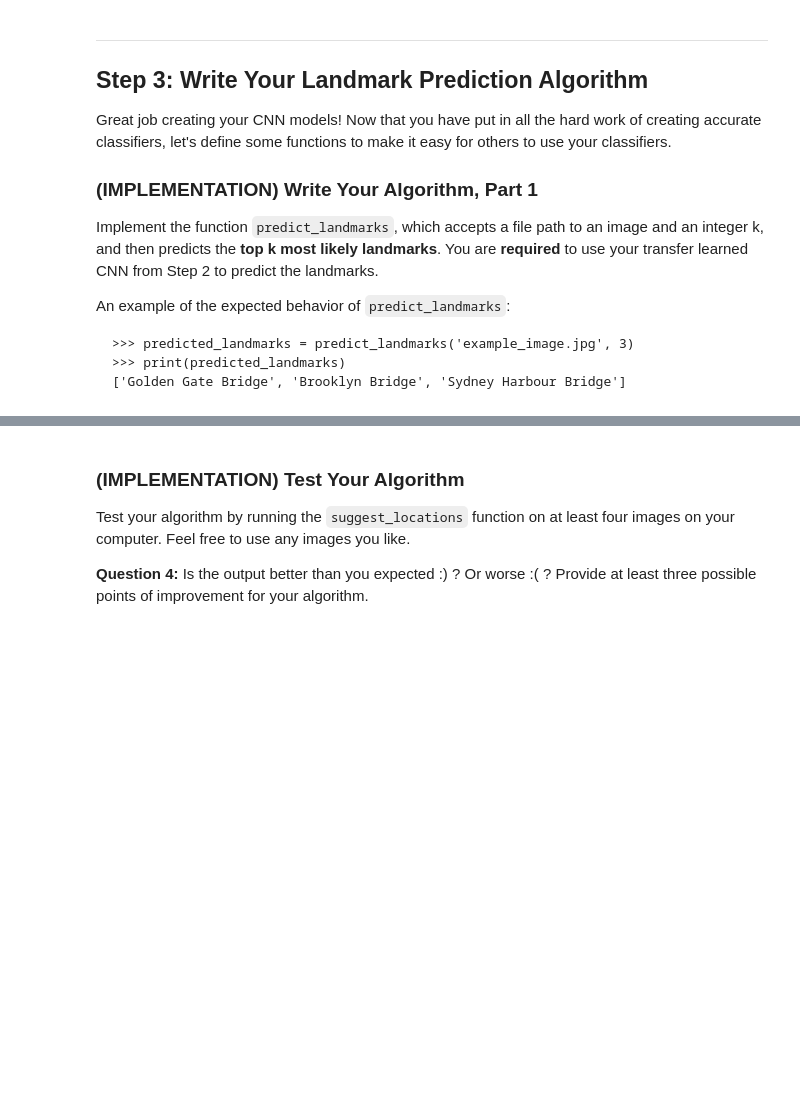
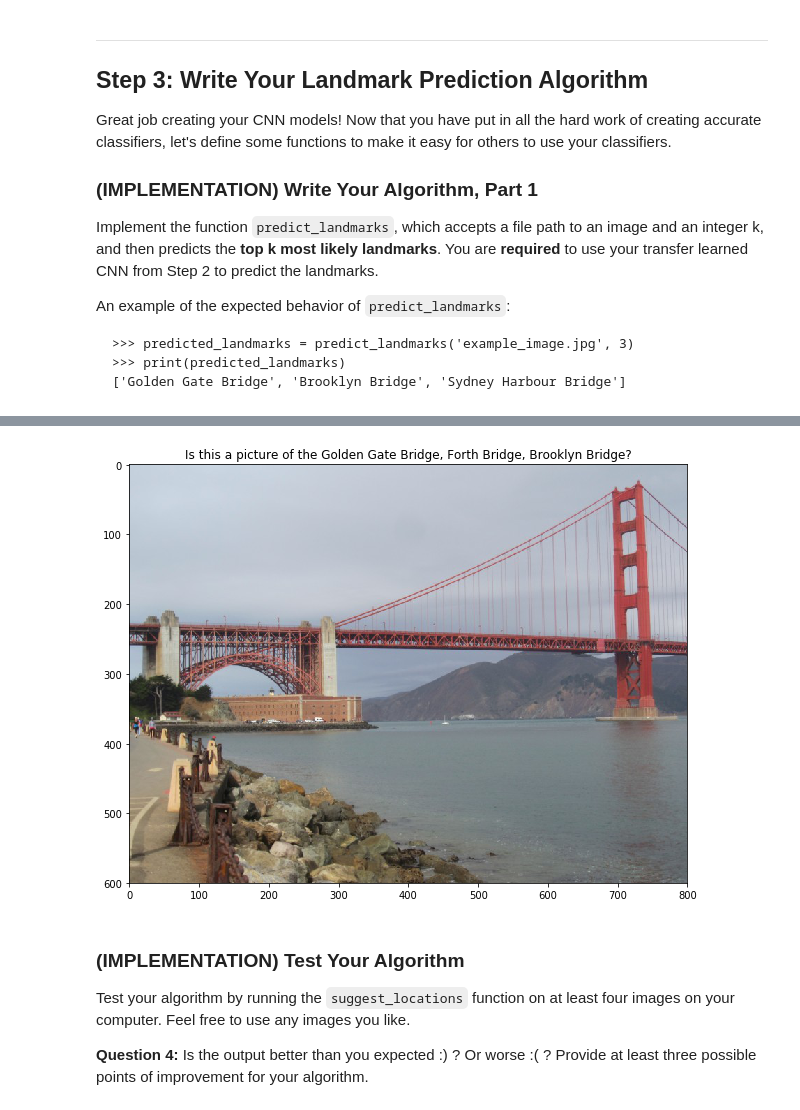
Before and after one commit to yannacavalcanti/landmark, a Jupyter notebook: landmark.ipynb, the cells around one changed output, grey strips where cells are left out. Cells and saved outputs as stored; diff of their text form; code cells hidden in the pictures; blank space fills up the shorter version.

```diff
--- a/landmark.ipynb
+++ b/landmark.ipynb
@@ -692,13 +694,15 @@ An example of the expected behavior of `predict_landmarks`:
 # %%
 import cv2
 from PIL import Image
+## TODO: Specify model architecture
+from torchvision import models
+import torch.nn as nn
 
 ## the class names can be accessed at the `classes` attribute
 ## of your dataset object (e.g., `train_dataset.classes`)
 
 # list of class names by index, i.e. a name can be accessed like class_names[0]
-class_names = [item[4:].replace("_", " ") for item in train_data.classes]
-dog_files = np.array(glob("/data/dog_images/*/*/*"))
+class_names = [item for item in train_dataset.classes]
 
 def predict_landmarks(img_path, k):
     ## TODO: return the names of the top k landmarks predicted by the transfer learned CNN
@@ -708,11 +712,11 @@ def predict_landmarks(img_path, k):
 
     image = Image.open(img_path).convert('RGB')
 
-    img_transforms = transforms.Compose([transforms.Resize(255),
-                                           transforms.CenterCrop(224),
-                                           transforms.ToTensor(),
-                                           transforms.Normalize([0.485, 0.456, 0.406],
-                                                                [0.229, 0.224, 0.225])])
+    img_transforms = transforms.Compose([transforms.Resize(224),
+                                transforms.CenterCrop(224),
+                                transforms.ToTensor(),
+                                transforms.Normalize((0.485, 0.456, 0.406),
+                                                     (0.229, 0.224, 0.225))])
     # Return the *index* of the predicted class for that image
 
     transf_img = img_transforms(image)[:3,:,:].unsqueeze(0)
@@ -734,9 +738,8 @@ def predict_landmarks(img_path, k):
         model_transfer.device('cpu')
 
     output = model_transfer.forward(transf_img)
-    _, pred = torch.max(output, 1)
-
-    return class_names[pred]
+    _, ind = output.sort(descending=True)
+    return [class_names[i] for i in ind[:,:10][0]]
 
 
 
@@ -751,17 +765,27 @@ In the code cell below, implement the function `suggest_locations`, which accept
 Some sample output for `suggest_locations` is provided below, but feel free to design your own user experience!
 ![](images/sample_landmark_output.png)
 # %%
+import matplotlib.pyplot as plt
 def suggest_locations(img_path):
     # get landmark predictions
     predicted_landmarks = predict_landmarks(img_path, 3)
+    predicted_landmarks = [x[3:].replace('_',' ') for x in predicted_landmarks]
+    ## TODO: display image and display landmark predictions
+    img = Image.open(img_path).convert('RGB')
+    fig = plt.figure(figsize=(10,10))
 
-    ## TODO: display image and display landmark predictions
-
-
-
-
+#     mn = img.min()
+#     mx = img.max()
+#     npimg = img.numpy()
+#     npimg = (npimg - mn)/(mx-mn)  # unnormalize
+#     plt.imshow(np.transpose(npimg, (1, 2, 0)))
+    plt.imshow(img)
+    plt.title("Is this a picture of the "+predicted_landmarks[0]
+                + ", "+ predicted_landmarks[1] + ", " + predicted_landmarks[2] + "?")
 # test on a sample image
 suggest_locations('images/test/09.Golden_Gate_Bridge/190f3bae17c32c37.jpg')
+# %% [output]
+[figure, added]
 # %% [markdown]
 ### (IMPLEMENTATION) Test Your Algorithm
 
```
Also changed, not shown: parts of 10 cells of this notebook, 5 other files.
